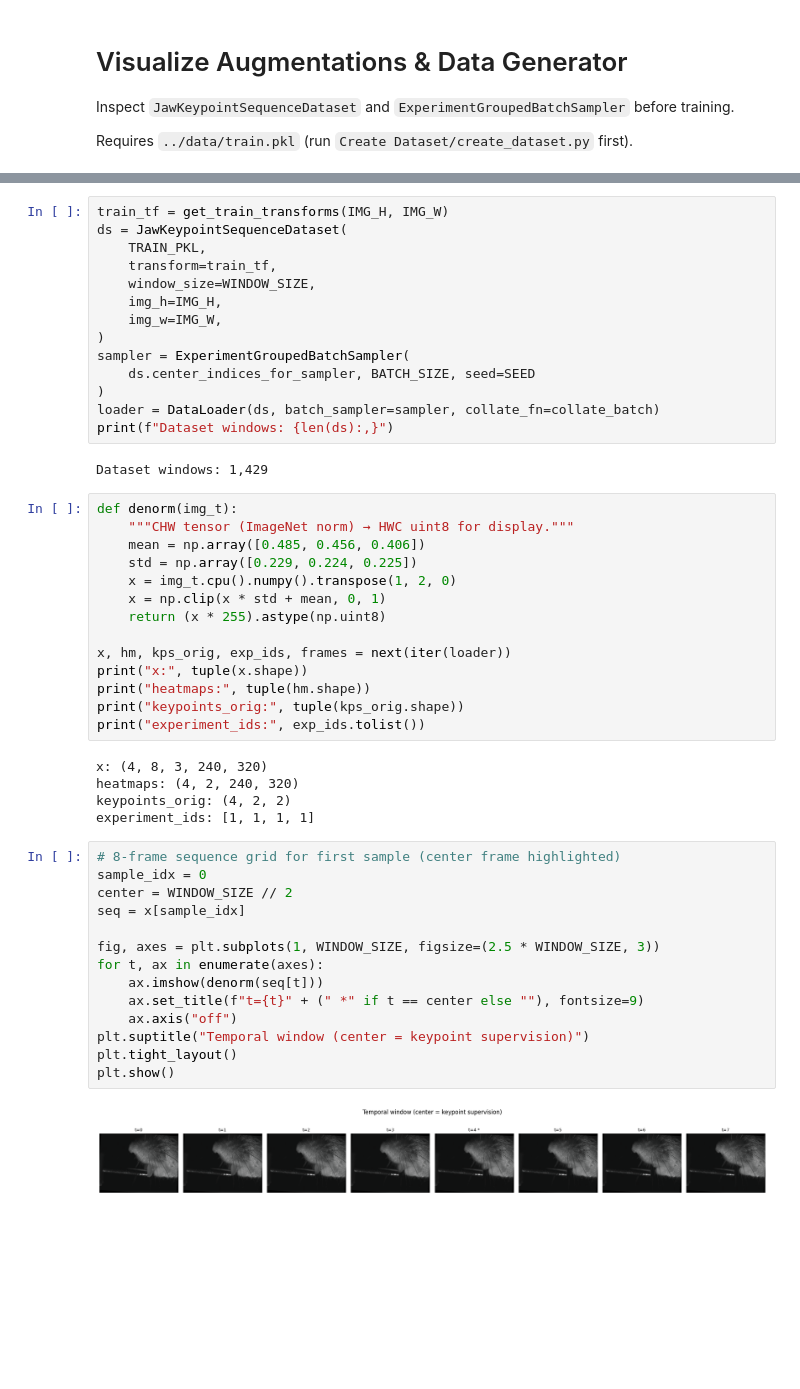
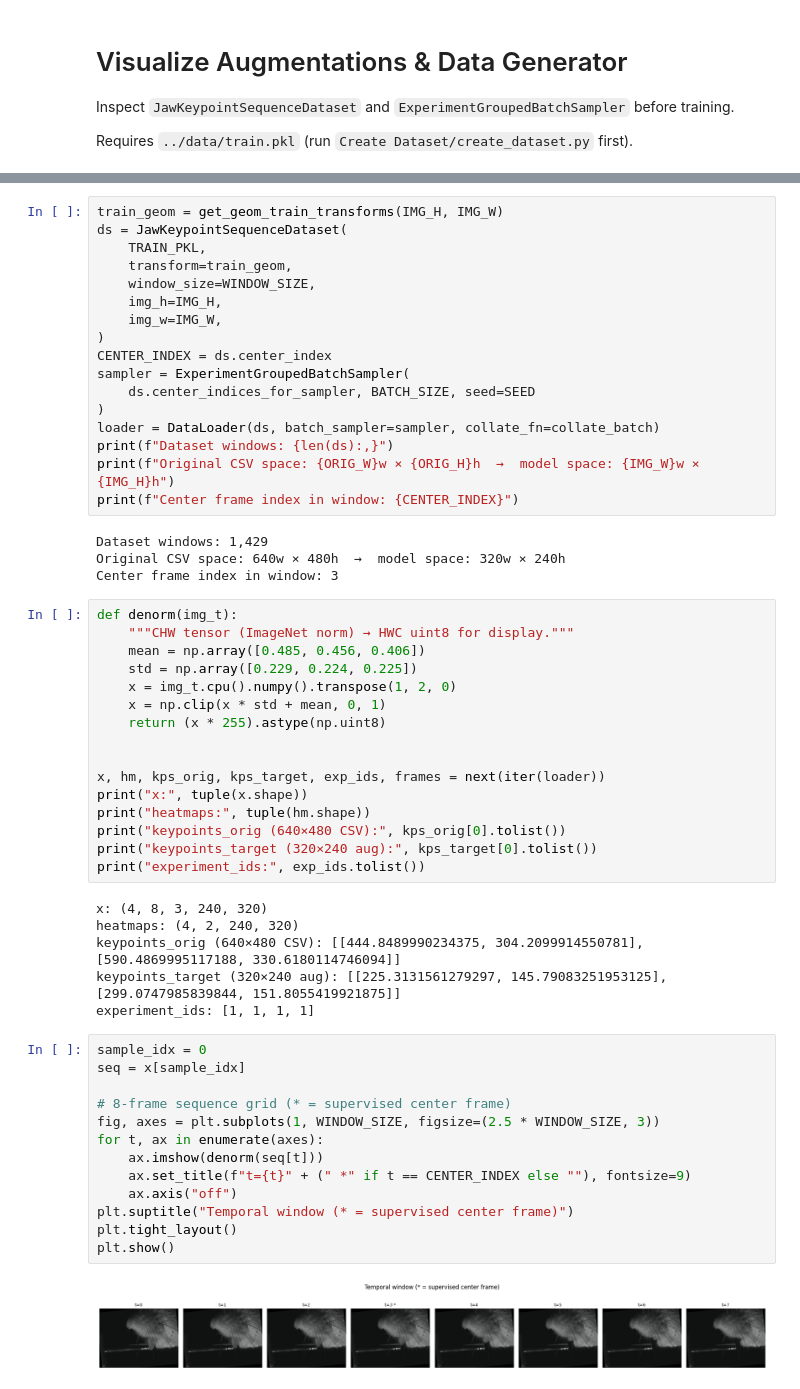
Before and after one commit to mvdokh/Deep-Learning, a Jupyter notebook: Jaw Tracking/Training/visualize_augmentations.ipynb, the cells around one changed output, grey strips where cells are left out. Cells and saved outputs as stored; diff of their text form; blank space fills up the shorter version.

```diff
--- a/Jaw Tracking/Training/visualize_augmentations.ipynb
+++ b/Jaw Tracking/Training/visualize_augmentations.ipynb
@@ -23,21 +30,26 @@ IMG_H, IMG_W = 240, 320
 BATCH_SIZE = 4
 SEED = 42
 # %%
-train_tf = get_train_transforms(IMG_H, IMG_W)
+train_geom = get_geom_train_transforms(IMG_H, IMG_W)
 ds = JawKeypointSequenceDataset(
     TRAIN_PKL,
-    transform=train_tf,
+    transform=train_geom,
     window_size=WINDOW_SIZE,
     img_h=IMG_H,
     img_w=IMG_W,
 )
+CENTER_INDEX = ds.center_index
 sampler = ExperimentGroupedBatchSampler(
     ds.center_indices_for_sampler, BATCH_SIZE, seed=SEED
 )
 loader = DataLoader(ds, batch_sampler=sampler, collate_fn=collate_batch)
 print(f"Dataset windows: {len(ds):,}")
+print(f"Original CSV space: {ORIG_W}w × {ORIG_H}h  →  model space: {IMG_W}w × {IMG_H}h")
+print(f"Center frame index in window: {CENTER_INDEX}")
 # %% [output]
 Dataset windows: 1,429
+Original CSV space: 640w × 480h  →  model space: 320w × 240h
+Center frame index in window: 3
 # %%
 def denorm(img_t):
     """CHW tensor (ImageNet norm) → HWC uint8 for display."""
@@ -47,29 +59,31 @@ def denorm(img_t):
     x = np.clip(x * std + mean, 0, 1)
     return (x * 255).astype(np.uint8)
 
-x, hm, kps_orig, exp_ids, frames = next(iter(loader))
+
+x, hm, kps_orig, kps_target, exp_ids, frames = next(iter(loader))
 print("x:", tuple(x.shape))
 print("heatmaps:", tuple(hm.shape))
-print("keypoints_orig:", tuple(kps_orig.shape))
+print("keypoints_orig (640×480 CSV):", kps_orig[0].tolist())
+print("keypoints_target (320×240 aug):", kps_target[0].tolist())
 print("experiment_ids:", exp_ids.tolist())
 # %% [output]
 x: (4, 8, 3, 240, 320)
 heatmaps: (4, 2, 240, 320)
-keypoints_orig: (4, 2, 2)
+keypoints_orig (640×480 CSV): [[444.8489990234375, 304.2099914550781], [590.4869995117188, 330.6180114746094]]
+keypoints_target (320×240 aug): [[225.3131561279297, 145.79083251953125], [299.0747985839844, 151.8055419921875]]
 experiment_ids: [1, 1, 1, 1]
 # %%
-# 8-frame sequence grid for first sample (center frame highlighted)
 sample_idx = 0
-center = WINDOW_SIZE // 2
 seq = x[sample_idx]
 
+# 8-frame sequence grid (* = supervised center frame)
 fig, axes = plt.subplots(1, WINDOW_SIZE, figsize=(2.5 * WINDOW_SIZE, 3))
 for t, ax in enumerate(axes):
     ax.imshow(denorm(seq[t]))
-    ax.set_title(f"t={t}" + (" *" if t == center else ""), fontsize=9)
+    ax.set_title(f"t={t}" + (" *" if t == CENTER_INDEX else ""), fontsize=9)
     ax.axis("off")
-plt.suptitle("Temporal window (center = keypoint supervision)")
+plt.suptitle("Temporal window (* = supervised center frame)")
 plt.tight_layout()
 plt.show()
 # %% [output]
-[figure, old version]
+[figure, new version]
```
Also changed, not shown: parts of 8 cells of this notebook, 3 other files.
